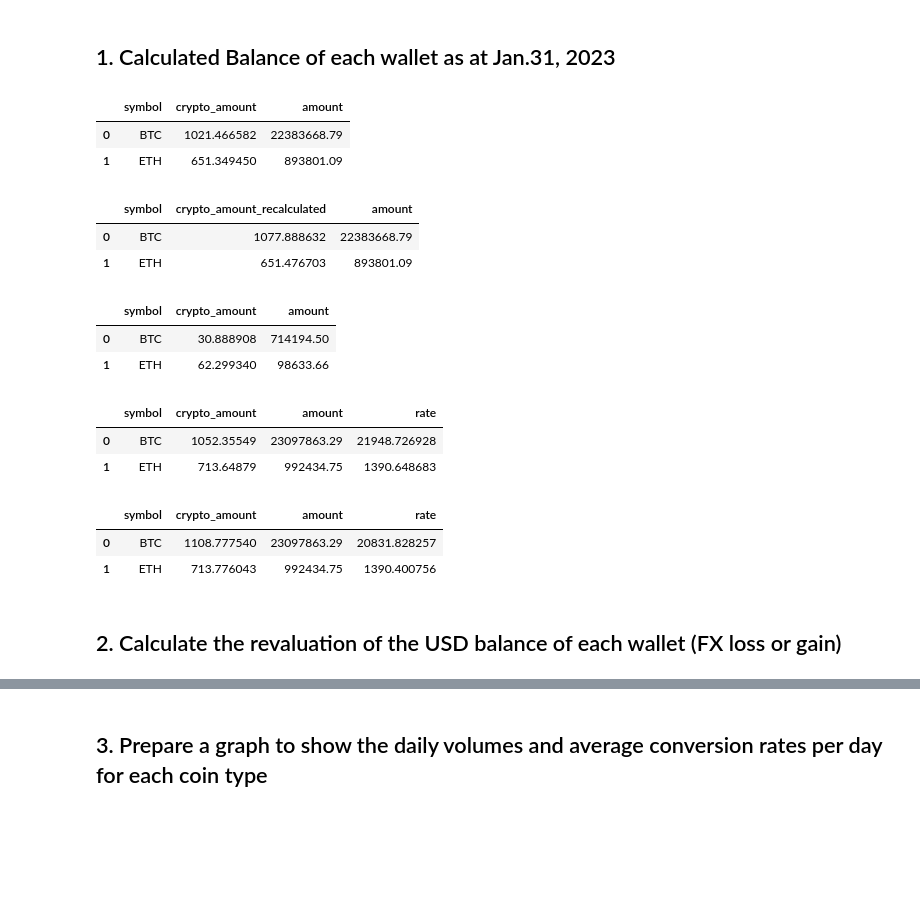
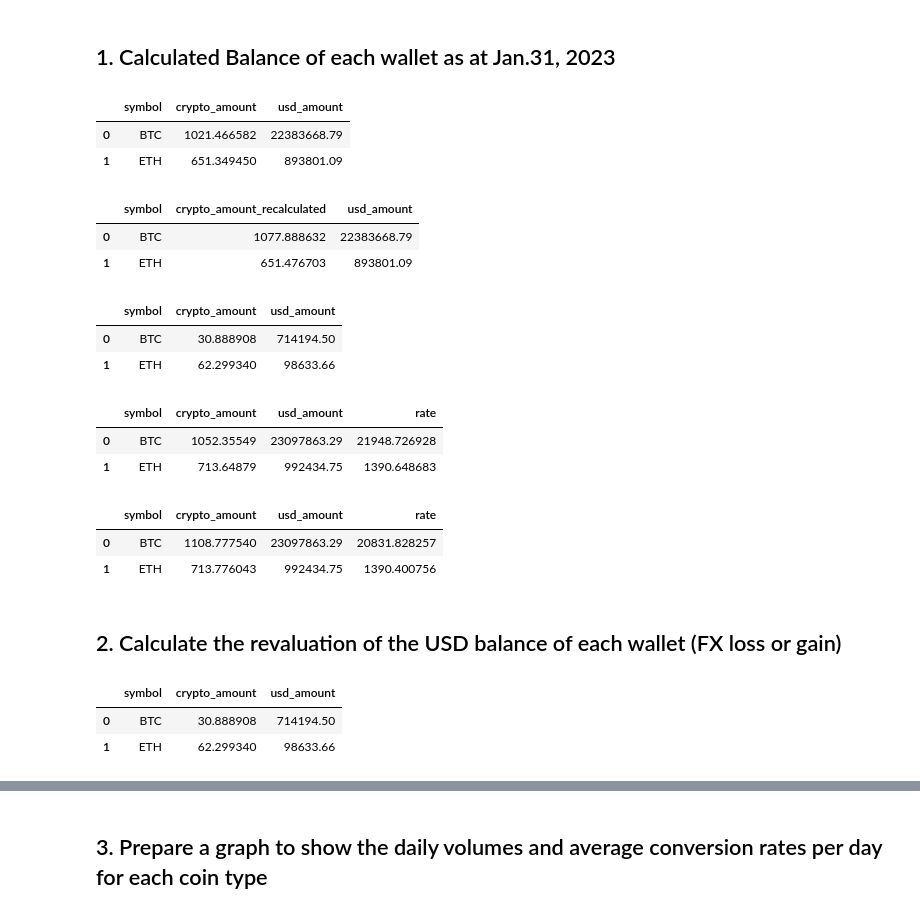
Before and after one commit to ferseguias/ft_interview_test, a Jupyter notebook: crypto_deposits.ipynb, the cells around one changed output, grey strips where cells are left out. Saved outputs shown, nothing was run; the diff lists cells and outputs as text; code cells hidden in the pictures; blank space fills up the shorter version.

```diff
--- a/crypto_deposits.ipynb
+++ b/crypto_deposits.ipynb
@@ -33,9 +34,9 @@ import pandas as pd
 btc_deposits = pd.read_excel('excel_files/Crypto_Sample_BTC.xlsx')
 eth_deposits = pd.read_excel('excel_files/Crypto_Sample_ETH.xlsx')
 crypto_deposits = pd.concat([btc_deposits, eth_deposits])
-columns = ['tx_id', 'datetime', 'amount', 'currency', 'status', 'tx_type', 'fee', 'symbol', 'crypto_amount', 'buy_rate']
+columns = ['tx_id', 'datetime', 'usd_amount', 'currency', 'status', 'tx_type', 'fee', 'symbol', 'crypto_amount', 'buy_rate']
 crypto_deposits.columns = columns
 crypto_deposits = crypto_deposits.set_index('datetime').sort_values(by=['datetime'], ascending=True)
-crypto_deposits.loc[crypto_deposits['tx_type'] == 'PAYOUT', ['amount', 'crypto_amount']] *= -1
+crypto_deposits.loc[crypto_deposits['tx_type'] == 'PAYOUT', ['usd_amount', 'crypto_amount']] *= -1
 crypto_deposits
 # %% [output]
@@ -56,54 +78,60 @@ crypto_deposits
 # %% [markdown]
 ## 1. Calculated Balance of each wallet as at Jan.31, 2023
 # %%
-crypto_tx_jan23 = crypto_deposits.groupby('symbol')[['crypto_amount', 'amount']].sum()
+crypto_tx_jan23 = crypto_deposits.groupby('symbol')[['crypto_amount', 'usd_amount']].sum()
 crypto_tx_jan23 = crypto_tx_jan23.reset_index()
 crypto_tx_jan23
 # %% [output]
-|  | symbol | crypto_amount | amount |
+|  | symbol | crypto_amount | usd_amount |
 | 0 | BTC | 1021.466582 | 22383668.79 |
 | 1 | ETH | 651.349450 | 893801.09 |
 # %%
-crypto_deposits['crypto_amount_recalculated'] = crypto_deposits['amount'] / crypto_deposits['buy_rate']
+crypto_deposits['crypto_amount_recalculated'] = crypto_deposits['usd_amount'] / crypto_deposits['buy_rate']
 crypto_deposits['check'] = (crypto_deposits['crypto_amount_recalculated'] - crypto_deposits['crypto_amount']).round(6)
 crypto_deposits['usd_difference'] = crypto_deposits['check'] * crypto_deposits['buy_rate']
 
-crypto_tx_jan23_recalculated = crypto_deposits.groupby('symbol')[['crypto_amount_recalculated', 'amount']].sum()
+crypto_tx_jan23_recalculated = crypto_deposits.groupby('symbol')[['crypto_amount_recalculated', 'usd_amount']].sum()
 crypto_tx_jan23_recalculated = crypto_tx_jan23_recalculated.reset_index()
 crypto_tx_jan23_recalculated
 # %% [output]
-|  | symbol | crypto_amount_recalculated | amount |
+|  | symbol | crypto_amount_recalculated | usd_amount |
 | 0 | BTC | 1077.888632 | 22383668.79 |
 | 1 | ETH | 651.476703 | 893801.09 |
 # %%
 crypto_balance_dec22 = {'symbol':['BTC', 'ETH'],
                         'crypto_amount':[30.88890835, 62.29934006],
-                        'amount':[714194.50, 98633.66]}
+                        'usd_amount':[714194.50, 98633.66]}
 crypto_balance_dec22 = pd.DataFrame(crypto_balance_dec22)
 crypto_balance_dec22
 # %% [output]
-|  | symbol | crypto_amount | amount |
+|  | symbol | crypto_amount | usd_amount |
 | 0 | BTC | 30.888908 | 714194.50 |
 | 1 | ETH | 62.299340 | 98633.66 |
 # %%
 crypto_balance_jan23 = crypto_balance_dec22.copy()
 crypto_balance_jan23['crypto_amount'] = crypto_balance_dec22['crypto_amount'] + crypto_tx_jan23['crypto_amount']
-crypto_balance_jan23['amount'] = crypto_balance_dec22['amount'] + crypto_tx_jan23['amount']
-crypto_balance_jan23['rate'] = crypto_balance_jan23['amount'] / crypto_balance_jan23['crypto_amount']
+crypto_balance_jan23['usd_amount'] = crypto_balance_dec22['usd_amount'] + crypto_tx_jan23['usd_amount']
+crypto_balance_jan23['rate'] = crypto_balance_jan23['usd_amount'] / crypto_balance_jan23['crypto_amount']
 crypto_balance_jan23
 # %% [output]
-|  | symbol | crypto_amount | amount | rate |
+|  | symbol | crypto_amount | usd_amount | rate |
 | 0 | BTC | 1052.35549 | 23097863.29 | 21948.726928 |
 | 1 | ETH | 713.64879 | 992434.75 | 1390.648683 |
 # %%
 crypto_balance_jan23_recalculated = crypto_balance_dec22.copy()
 crypto_balance_jan23_recalculated['crypto_amount'] = crypto_balance_dec22['crypto_amount'] + crypto_tx_jan23_recalculated['crypto_amount_recalculated']
-crypto_balance_jan23_recalculated['amount'] = crypto_balance_dec22['amount'] + crypto_tx_jan23_recalculated['amount']
-crypto_balance_jan23_recalculated['rate'] = crypto_balance_jan23_recalculated['amount'] / crypto_balance_jan23_recalculated['crypto_amount']
+crypto_balance_jan23_recalculated['usd_amount'] = crypto_balance_dec22['usd_amount'] + crypto_tx_jan23_recalculated['usd_amount']
+crypto_balance_jan23_recalculated['rate'] = crypto_balance_jan23_recalculated['usd_amount'] / crypto_balance_jan23_recalculated['crypto_amount']
 crypto_balance_jan23_recalculated
 # %% [output]
-|  | symbol | crypto_amount | amount | rate |
+|  | symbol | crypto_amount | usd_amount | rate |
 | 0 | BTC | 1108.777540 | 23097863.29 | 20831.828257 |
 | 1 | ETH | 713.776043 | 992434.75 | 1390.400756 |
 # %% [markdown]
 ## 2. Calculate the revaluation of the USD balance of each wallet (FX loss or gain)
+# %%
+crypto_balance_dec22
+# %% [output]
+|  | symbol | crypto_amount | usd_amount |
+| 0 | BTC | 30.888908 | 714194.50 |
+| 1 | ETH | 62.299340 | 98633.66 |
```
Also changed, not shown: parts of 8 cells of this notebook.
